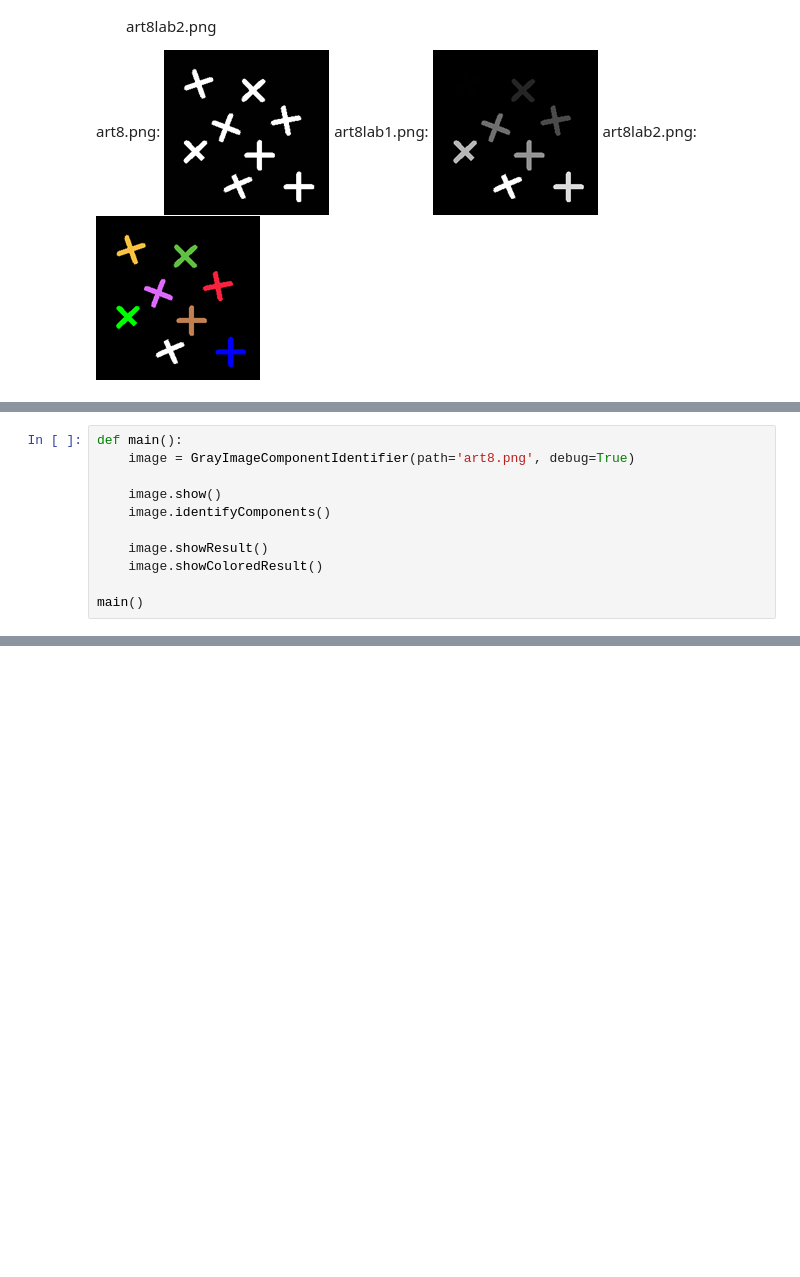
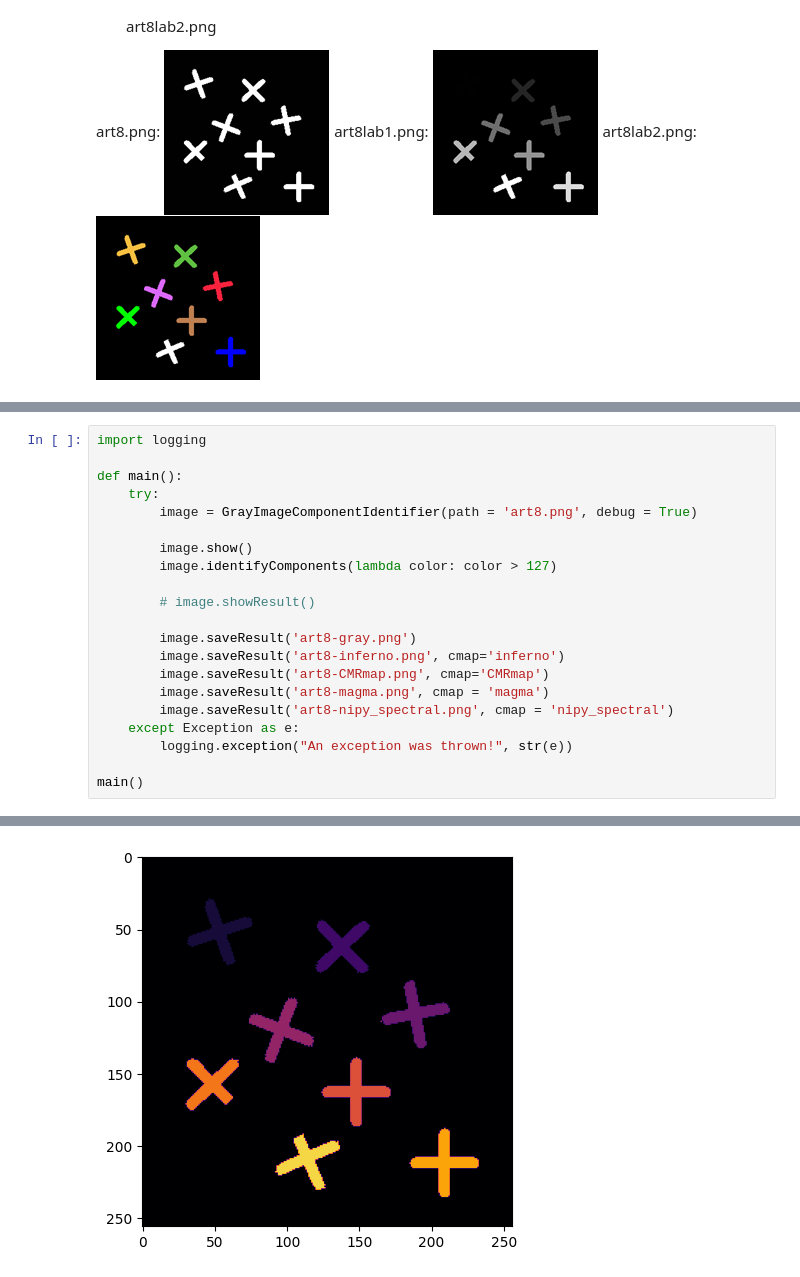
Before and after one commit to Elymas-Magus/gsi058_t1_pedropaulo.spaiva.a, a Jupyter notebook: Lab02 - Connected Components/lab02.ipynb, the cells around one changed output, grey strips where cells are left out. Saved outputs shown, nothing was run; the diff lists cells and outputs as text; blank space fills up the shorter version.

```diff
--- a/Lab02 - Connected Components/lab02.ipynb
+++ b/Lab02 - Connected Components/lab02.ipynb
@@ -184,14 +108,3 @@ class GrayImageComponentIdentifier:
     def validateResult(self):
         if self.result is None:
             raise ValueError('O resultado não pode ser nulo')
-# %%
-def main():
-    image = GrayImageComponentIdentifier(path='art8.png', debug=True)
-
-    image.show()
-    image.identifyComponents()
-
-    image.showResult()
-    image.showColoredResult()
-
-main()
@@ -212,0 +202,22 @@ main()
+# %%
+import logging
+
+def main():
+    try:
+        image = GrayImageComponentIdentifier(path = 'art8.png', debug = True)
+
+        image.show()
+        image.identifyComponents(lambda color: color > 127)
+
+        # image.showResult()
+
+        image.saveResult('art8-gray.png')
+        image.saveResult('art8-inferno.png', cmap='inferno')
+        image.saveResult('art8-CMRmap.png', cmap='CMRmap')
+        image.saveResult('art8-magma.png', cmap = 'magma')
+        image.saveResult('art8-nipy_spectral.png', cmap = 'nipy_spectral')
+    except Exception as e:
+        logging.exception("An exception was thrown!", str(e))
+
+main()
+# %% [output]
@@ -212,0 +230 @@ main()
+[figure, added]
```
Also changed, not shown: parts of 7 cells of this notebook, 9 other files.
